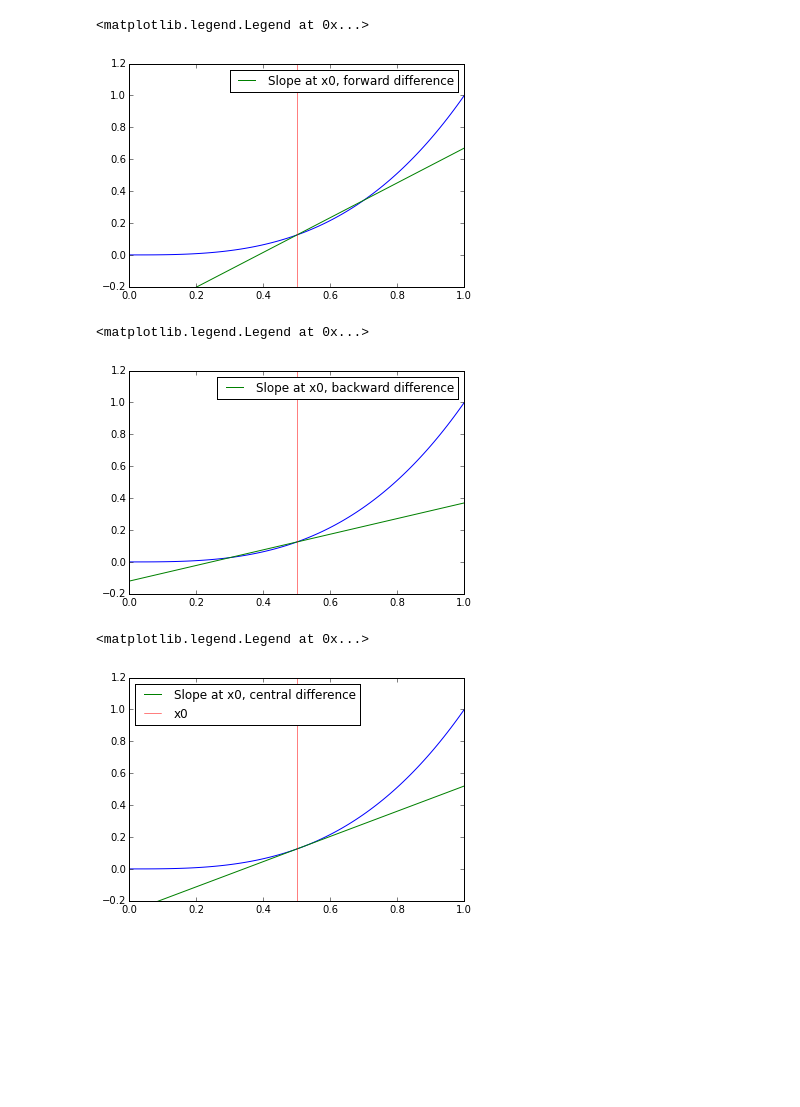
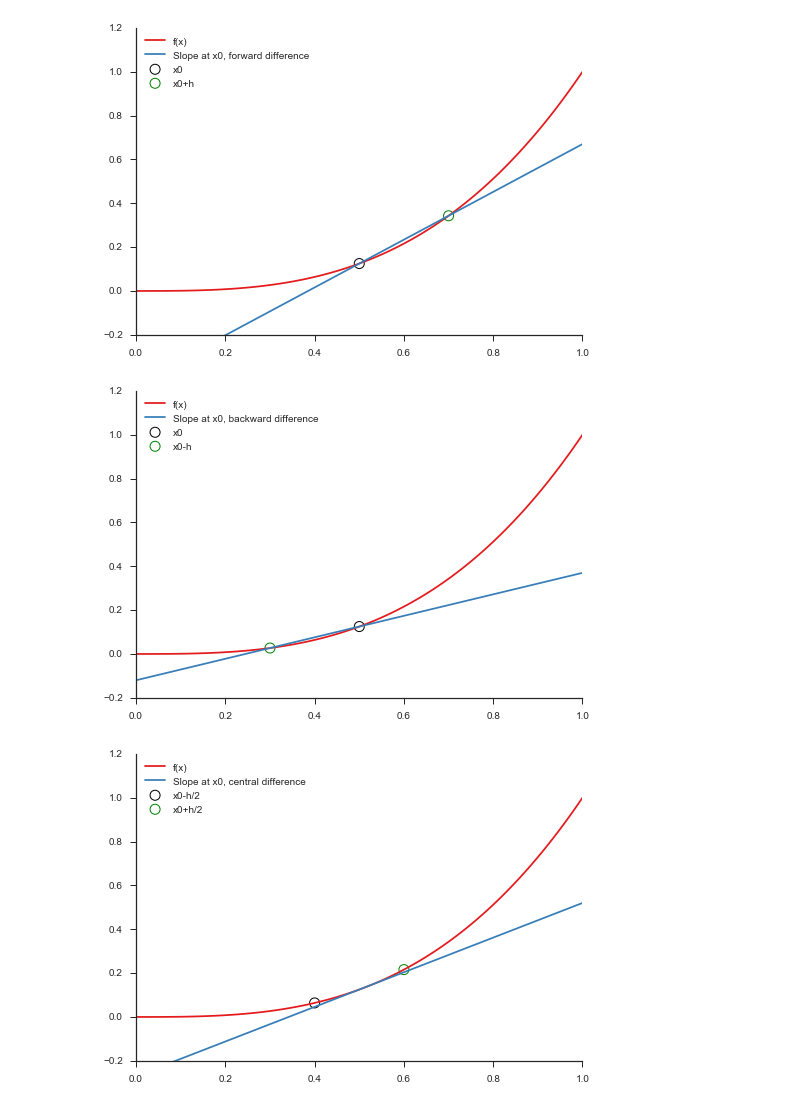
Before and after one commit to nordam/ComputationalPhysics, a Jupyter notebook: Notebooks/Finite_difference.ipynb, the cells around one changed output. Cells and saved outputs as stored; diff of their text form; code cells hidden in the pictures; blank space fills up the shorter version.

```diff
--- a/Notebooks/Finite_difference.ipynb
+++ b/Notebooks/Finite_difference.ipynb
@@ -2,7 +2,8 @@
 import numpy as np
 %matplotlib inline
 from matplotlib import pyplot as plt
-from time import time
+import seaborn as sns
+sns.set(style='ticks', palette='Set1')
 # %%
 def f(x):
     return x**3
@@ -18,32 +19,38 @@ x0 = 0.5
 a = (f(x0+h) - f(x0))/h
 b = f(x0) - x0*a
 
-plt.plot(x, f(x))
+# plot f(x), and the approximation to the tangent
+plt.plot(x, f(x), label = 'f(x)')
 plt.plot(x, a*x + b, label = 'Slope at x0, forward difference')
-# Add a red line to mark x0
-plt.plot([x0, x0], [-1, 2], color = 'r', lw = 0.5)
+# Add markers at x0 and x0+h
+plt.scatter(x0, f(x0), marker = 'o', linewidth = 1, facecolor = 'none', edgecolor = 'k', s =100, label = 'x0')
+plt.scatter(x0+h, f(x0+h), marker = 'o', linewidth = 1, facecolor = 'none', edgecolor = 'g', s =100, label = 'x0+h')
 plt.xlim((0,1))
 plt.ylim((-0.2, 1.2))
 plt.legend(loc = 'best')
+sns.despine()
 # %% [output]
-<matplotlib.legend.Legend at 0x...>
-[figure, old version]
+[figure, new version]
 # %%
 # Calculate two points, draw line throgh points,
 # using backward finite difference
 
 a = (f(x0) - f(x0-h))/h
 b = f(x0) - x0*a
 
-plt.plot(x, f(x))
+# plot f(x), and the approximation to the tangent
+plt.plot(x, f(x), label = 'f(x)')
 plt.plot(x, a*x + b, label = 'Slope at x0, backward difference')
-plt.plot([x0, x0], [-1, 2], color = 'r', lw = 0.5)
+# Add markers at x0 and x0+h
+plt.scatter(x0, f(x0), marker = 'o', linewidth = 1, facecolor = 'none', edgecolor = 'k', s =100, label = 'x0')
+plt.scatter(x0-h, f(x0-h), marker = 'o', linewidth = 1, facecolor = 'none', edgecolor = 'g', s =100, label = 'x0-h')
+# Set plot limits, add legend and remove top and right axis
 plt.xlim((0,1))
 plt.ylim((-0.2, 1.2))
 plt.legend(loc = 'best')
+sns.despine()
 # %% [output]
-<matplotlib.legend.Legend at 0x...>
-[figure, old version]
+[figure, new version]
 # %%
 # Calculate two points, draw line throgh points,
 # using central finite difference
@@ -51,15 +58,19 @@ plt.legend(loc = 'best')
 a = (f(x0+h) - f(x0-h))/(2*h)
 b = f(x0) - x0*a
 
-plt.plot(x, f(x))
+# plot f(x), and the approximation to the tangent
+plt.plot(x, f(x), label = 'f(x)')
 plt.plot(x, a*x + b, label = 'Slope at x0, central difference')
-plt.plot([x0, x0], [-1, 2], color = 'r', lw = 0.5, label = 'x0')
+# Add markers at x0 and x0+h
+plt.scatter(x0-h/2, f(x0-h/2), marker = 'o', linewidth = 1, facecolor = 'none', edgecolor = 'k', s =100, label = 'x0-h/2')
+plt.scatter(x0+h/2, f(x0+h/2), marker = 'o', linewidth = 1, facecolor = 'none', edgecolor = 'g', s =100, label = 'x0+h/2')
+# Set plot limits, add legend and remove top and right axis
 plt.xlim((0,1))
 plt.ylim((-0.2, 1.2))
 plt.legend(loc = 'best')
+sns.despine()
 # %% [output]
-<matplotlib.legend.Legend at 0x...>
-[figure, old version]
+[figure, new version]
 # %%
 # Calculate two point, draw line throgh points,
 # using backward, central and forward finite difference
```
Also changed, not shown: parts of 2 cells of this notebook, 1 other file.
